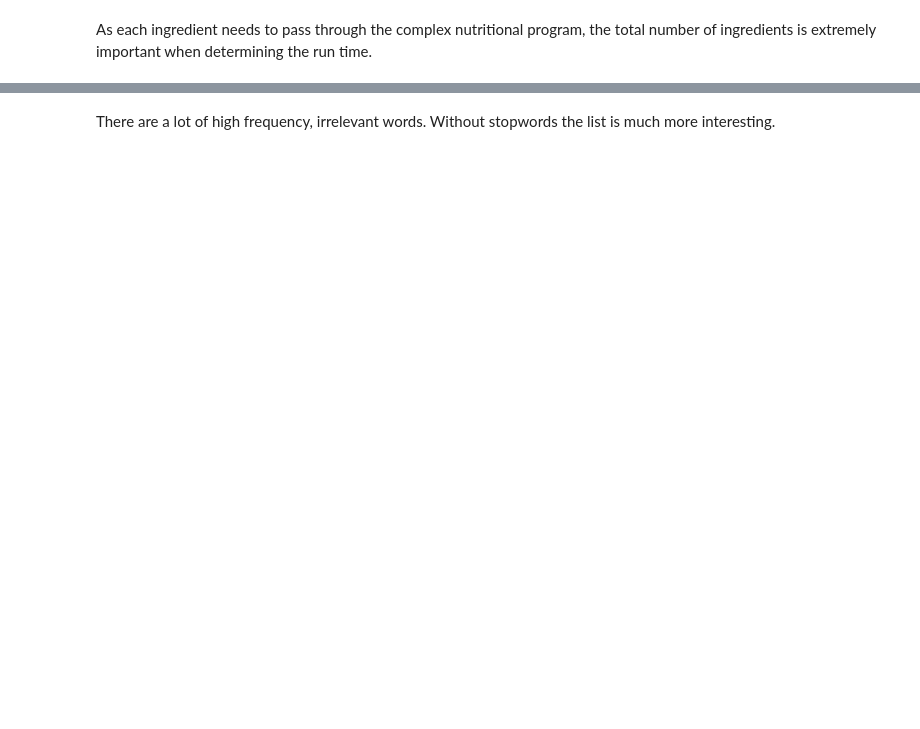
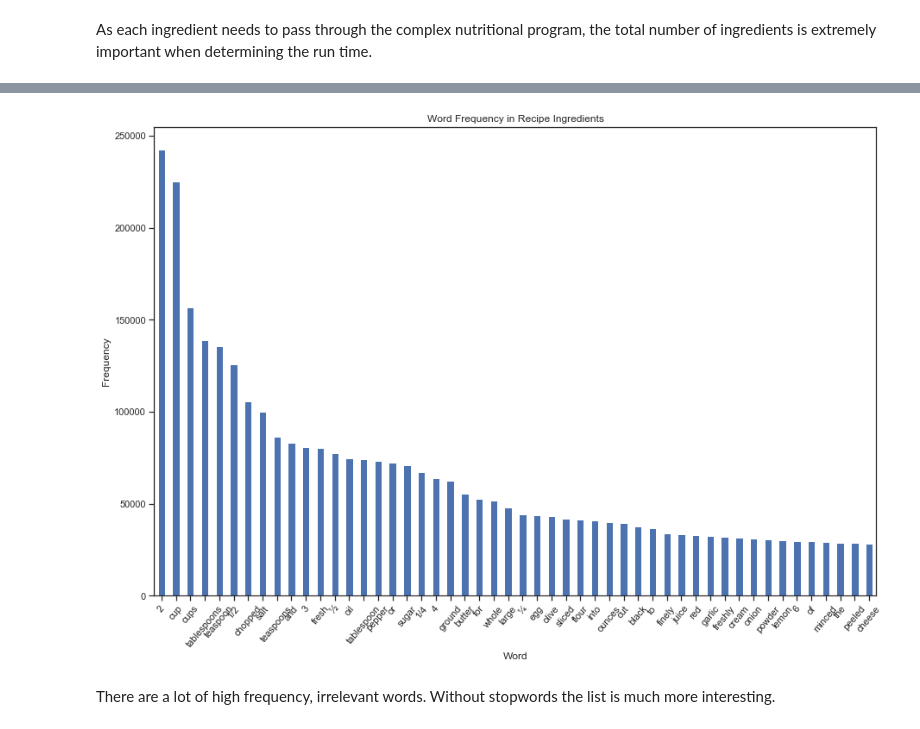
Before and after one commit to nemasobhani/Nutrition-from-Web-Scraped-Recipes, a Jupyter notebook: Project_Final_Report.ipynb, the cells around one changed output, grey strips where cells are left out. Saved outputs shown, nothing was run; the diff lists cells and outputs as text; code cells hidden in the pictures; blank space fills up the shorter version.

```diff
--- a/Project_Final_Report.ipynb
+++ b/Project_Final_Report.ipynb
@@ -130,10 +193,12 @@ wordfreq_Ing_top
 # %%
 plt.figure(figsize=(15,10))
-wordfreq_Ing_top.sort_values(ascending=False).plot.bar()
+wordfreq_Ing.head(50).sort_values(ascending=False).plot.bar()
 plt.xticks(rotation=50)
 plt.title('Word Frequency in Recipe Ingredients')
 plt.xlabel("Word")
 plt.ylabel("Frequency")
 plt.show()
+# %% [output]
+[figure, added]
 # %% [markdown]
 There are a lot of high frequency, irrelevant words. Without stopwords the list is much more interesting.
```
Also changed, not shown: parts of 27 cells of this notebook, 4 other files.
